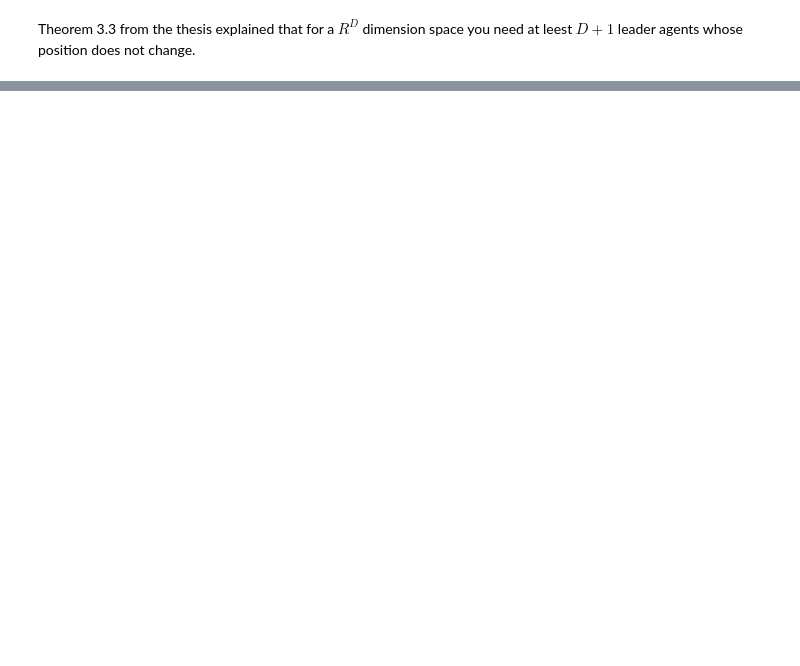
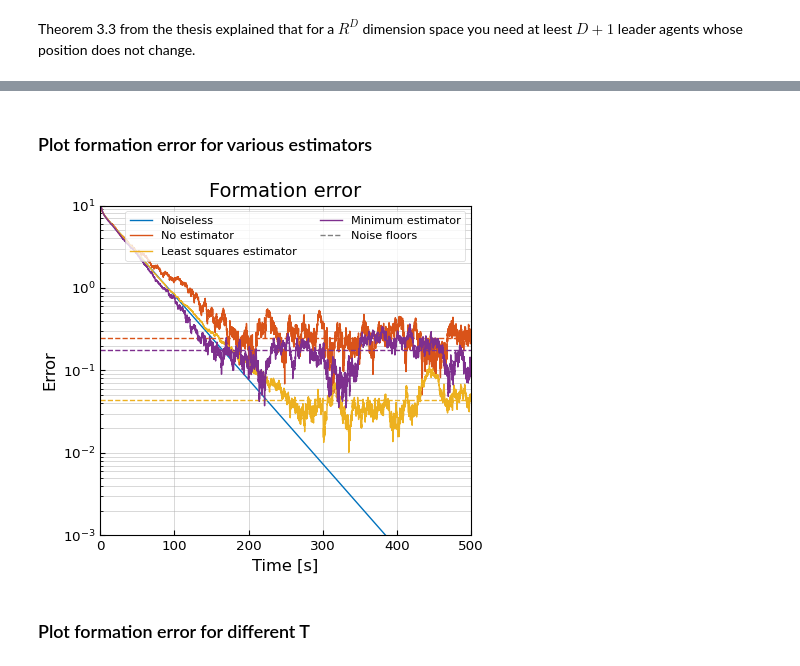
Before and after one commit to wilbertras/drone_swarms, a Jupyter notebook: main.ipynb, the cells around one changed output, grey strips where cells are left out. Drawn from its saved outputs; the diff is of its cells as text; code cells hidden in the pictures; blank space fills up the shorter version.

```diff
--- a/main.ipynb
+++ b/main.ipynb
@@ -122,0 +113,25 @@ ax.legend()
+# %% [markdown]
+### Plot formation error for various estimators
+# %%
+fig, axes = plt.subplot_mosaic('a', figsize=(4.5,4), constrained_layout=True)
+ax = axes['a']
+time = np.linspace(0, (K-1)*dt, K)
+for i, z in enumerate(zs):
+    error = errors[i]
+    noise_floor = np.mean(error[time > 300])
+    ax.semilogy(time, error, label=labels[i])
+    if i > 0:
+        ax.axhline(noise_floor, c=colors[i],  ls='--')
+ax.legend()
+ax.set_xlabel('Time [s]')
+ax.set_ylabel('Error')
+ax.set_title('Formation error')
+ax.set_xlim([0, 500])
+ax.set_ylim([1e-3, 1e1])
+handles, labels = ax.get_legend_handles_labels()
+handles.append(Line2D([0], [0], color='gray', linestyle='--', label='Noise floors'))
+_ = ax.legend(handles=handles, loc='upper right', ncols=2)
+# %% [output]
+[figure, added]
+# %% [markdown]
+### Plot formation error for different T
```
Also changed, not shown: parts of 24 cells of this notebook, 9 other files.
